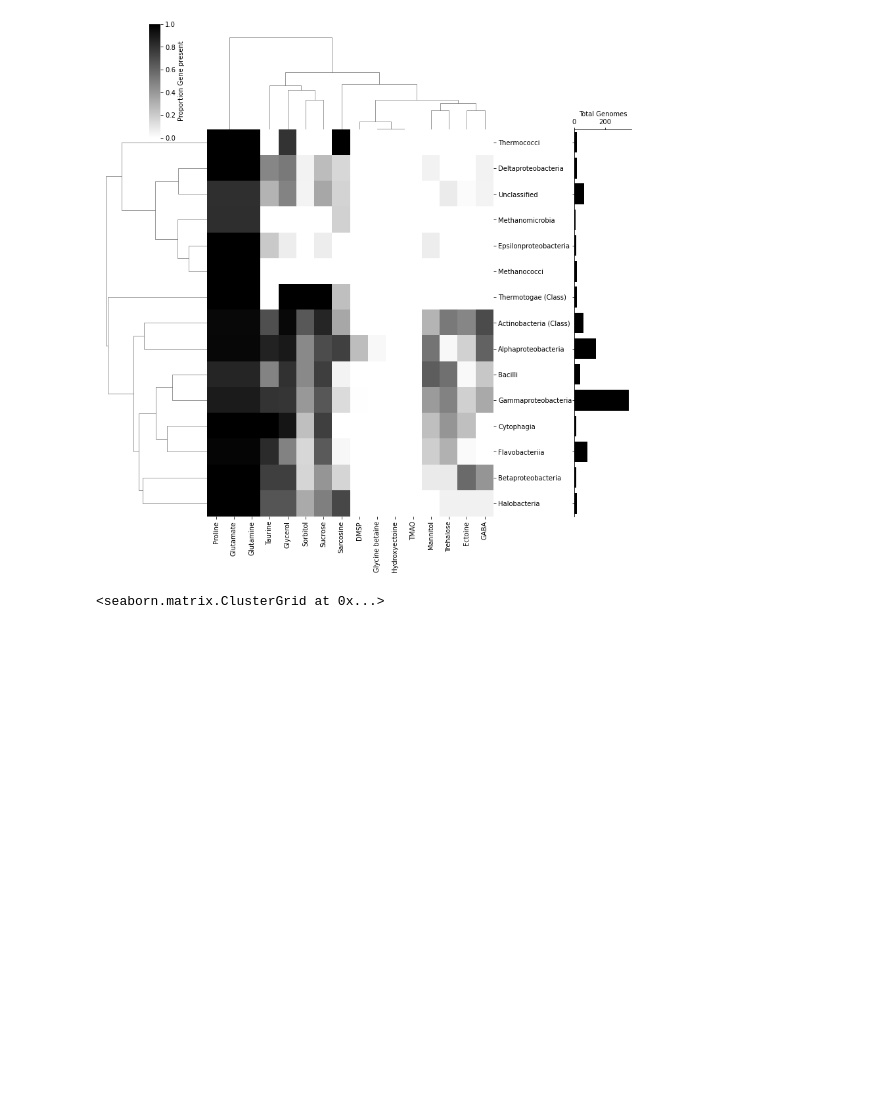
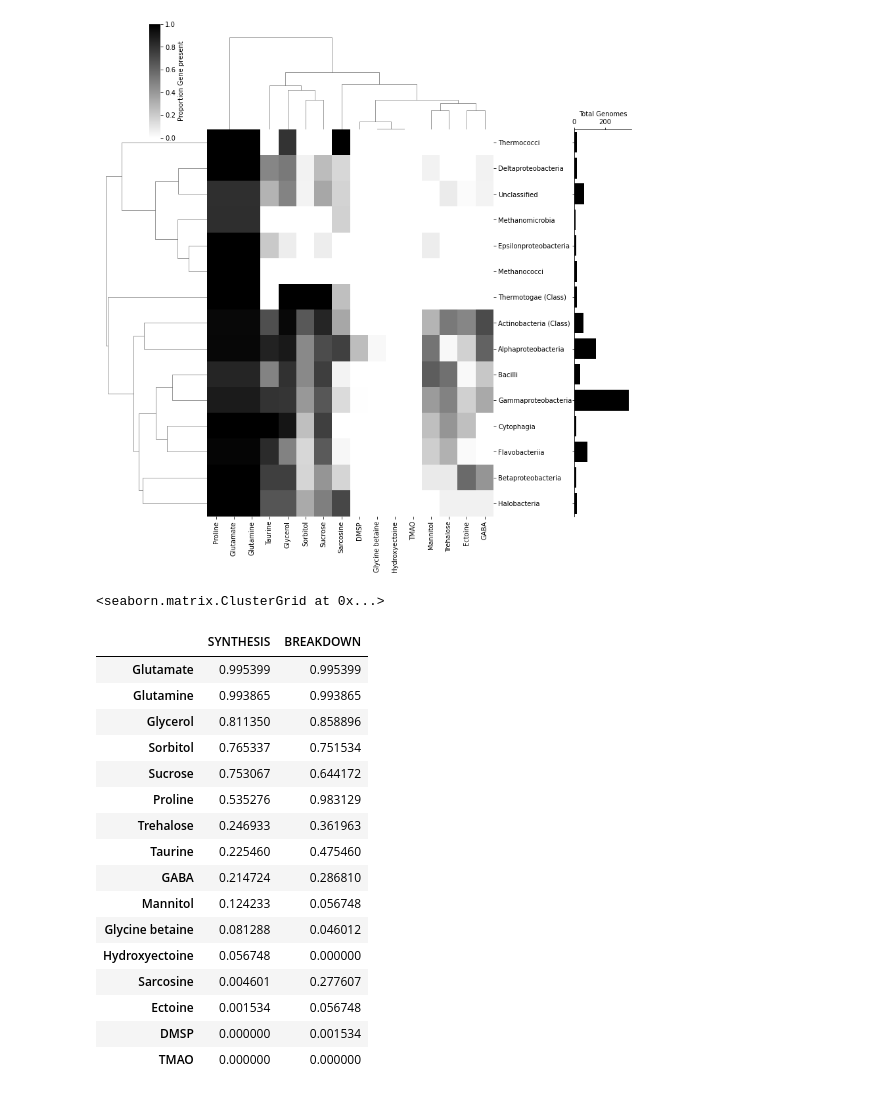
Before and after one commit to AlexanderLabWHOI/2021-marine-osmolytes, a Jupyter notebook: genome-searching/notebooks/Global-Synthesisis.ipynb, the cells around one changed output. Saved outputs shown, nothing was run; the diff lists cells and outputs as text; code cells hidden in the pictures; blank space fills up the shorter version.

```diff
--- a/genome-searching/notebooks/Global-Synthesisis.ipynb
+++ b/genome-searching/notebooks/Global-Synthesisis.ipynb
@@ -116,0 +134,24 @@ create_cluster_bar(Bdivision_bact, Btotal_bac_group, genome=True, cutoff=True, c
+# %%
+Esummed = pd.DataFrame(ESYNTH.sum()/len(ESYNTH))
+Ebd = pd.DataFrame(EBD.sum()/len(EBD))
+Esummed=Esummed.merge(Ebd, left_index=True, right_index=True)
+Esummed.columns=['SYNTHESIS', 'BREAKDOWN']
+Esummed.sort_values('SYNTHESIS', ascending=False)
+# %% [output]
+|  | SYNTHESIS | BREAKDOWN |
+| Glutamate | 0.995399 | 0.995399 |
+| Glutamine | 0.993865 | 0.993865 |
+| Glycerol | 0.811350 | 0.858896 |
+| Sorbitol | 0.765337 | 0.751534 |
+| Sucrose | 0.753067 | 0.644172 |
+| Proline | 0.535276 | 0.983129 |
+| Trehalose | 0.246933 | 0.361963 |
+| Taurine | 0.225460 | 0.475460 |
+| GABA | 0.214724 | 0.286810 |
+| Mannitol | 0.124233 | 0.056748 |
+| Glycine betaine | 0.081288 | 0.046012 |
+| Hydroxyectoine | 0.056748 | 0.000000 |
+| Sarcosine | 0.004601 | 0.277607 |
+| Ectoine | 0.001534 | 0.056748 |
+| DMSP | 0.000000 | 0.001534 |
+| TMAO | 0.000000 | 0.000000 |
```
Also changed, not shown: parts of 7 cells of this notebook.
